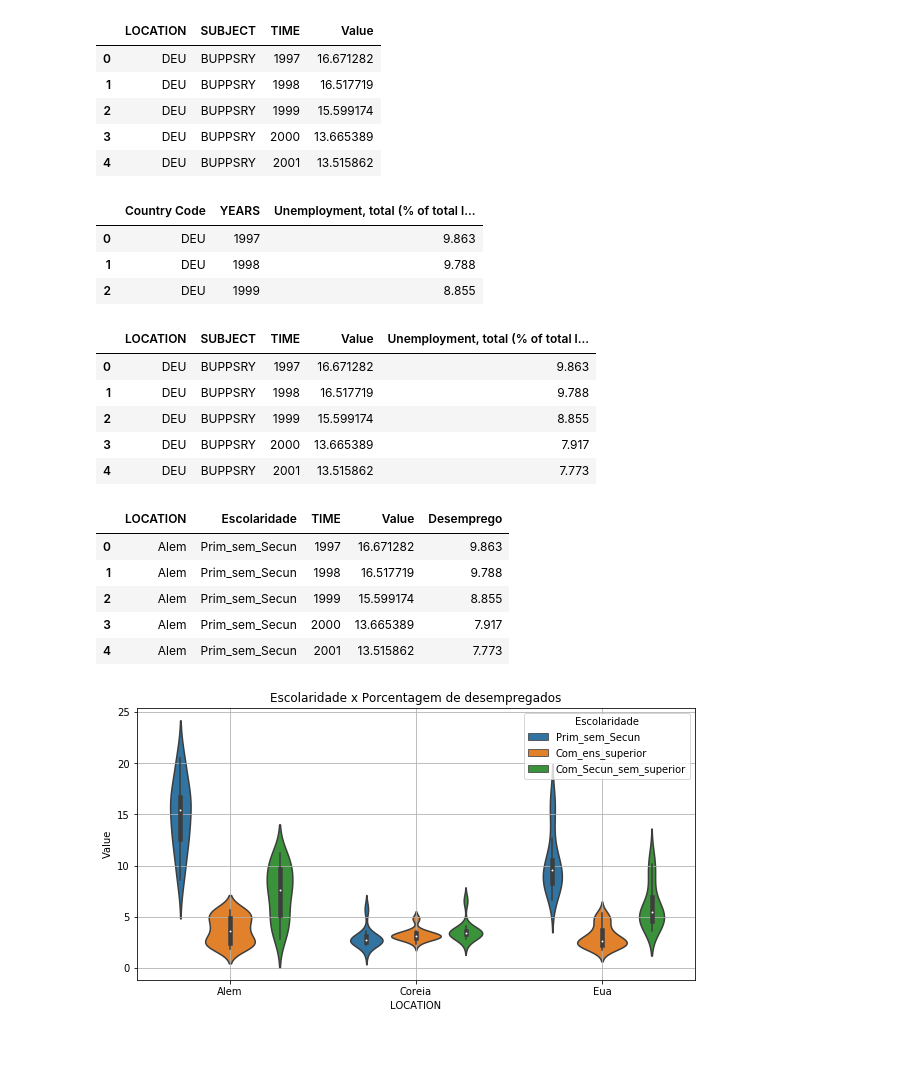
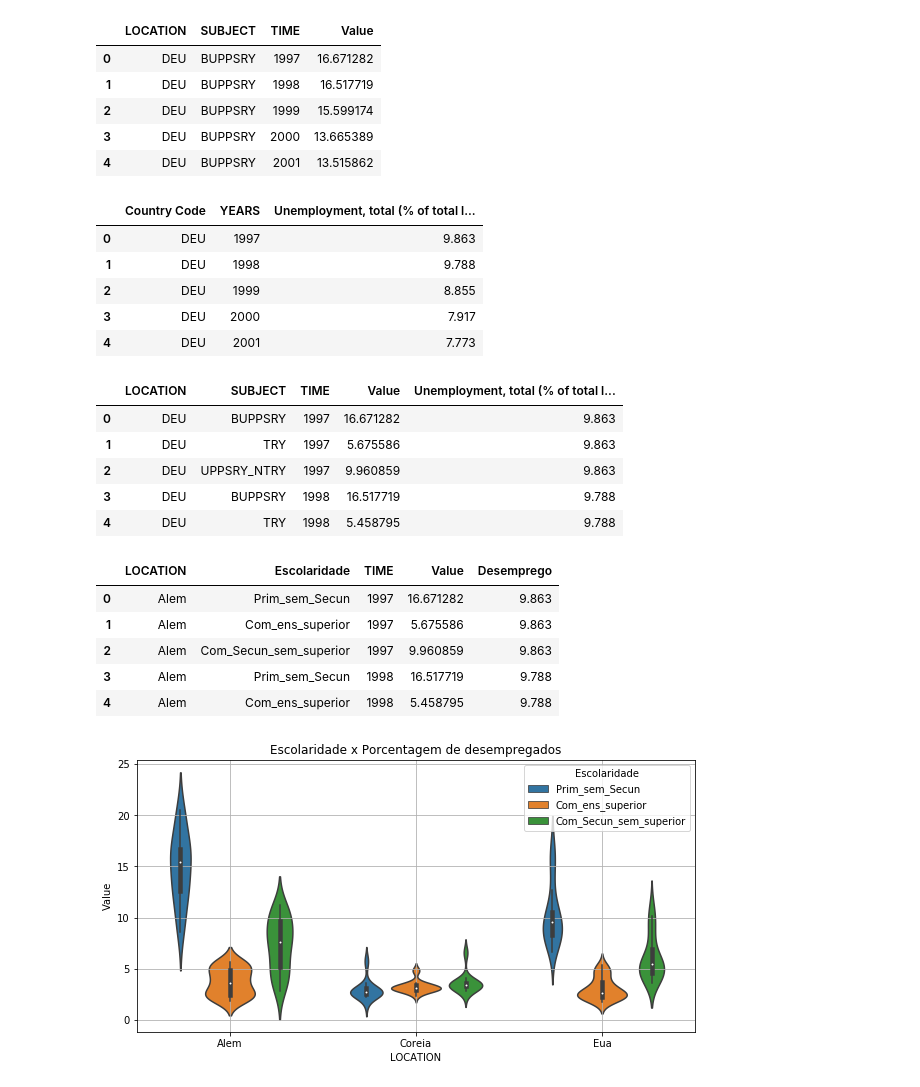
Before and after one commit to FernandoBichuette/Projeto_2_Cdados, a Jupyter notebook: Projeto 2.ipynb, the cells around one changed output. Drawn from its saved outputs; the diff is of its cells as text; code cells hidden in the pictures; blank space fills up the shorter version.

```diff
--- a/Projeto 2.ipynb
+++ b/Projeto 2.ipynb
@@ -27,28 +26,29 @@ data1.head()
 | 3 | DEU | BUPPSRY | 2000 | 13.665389 |
 | 4 | DEU | BUPPSRY | 2001 | 13.515862 |
 # %%
-desemprego= pd.read_excel('desemprego_total.xls')
+desemprego= pd.read_excel('desemprego_total1.xls')
 desemprego.drop(['Indicator Name','Indicator Code','Country Name'], axis=1, inplace=True)
-desemprego.head(3)
+desemprego.head()
 # %% [output]
 |  | Country Code | YEARS | Unemployment, total (% of total l... |
 | 0 | DEU | 1997 | 9.863 |
 | 1 | DEU | 1998 | 9.788 |
 | 2 | DEU | 1999 | 8.855 |
+| 3 | DEU | 2000 | 7.917 |
+| 4 | DEU | 2001 | 7.773 |
 # %%
 #Cruza as duas tabelas
 
-dados = pd.concat([desemprego_por_escolaridade, desemprego], axis=1, join='inner')
-dados = pd.concat([desemprego_por_escolaridade, desemprego], axis=1).reindex(desemprego_por_escolaridade.index)
+dados=desemprego_por_escolaridade.merge(desemprego, left_on=['LOCATION','TIME'], right_on=['Country Code','YEARS'], how='right')
 dados.drop(['YEARS','Country Code'], axis=1, inplace=True)
 dados.head()
 # %% [output]
 |  | LOCATION | SUBJECT | TIME | Value | Unemployment, total (% of total l... |
 | 0 | DEU | BUPPSRY | 1997 | 16.671282 | 9.863 |
-| 1 | DEU | BUPPSRY | 1998 | 16.517719 | 9.788 |
-| 2 | DEU | BUPPSRY | 1999 | 15.599174 | 8.855 |
-| 3 | DEU | BUPPSRY | 2000 | 13.665389 | 7.917 |
-| 4 | DEU | BUPPSRY | 2001 | 13.515862 | 7.773 |
+| 1 | DEU | TRY | 1997 | 5.675586 | 9.863 |
+| 2 | DEU | UPPSRY_NTRY | 1997 | 9.960859 | 9.863 |
+| 3 | DEU | BUPPSRY | 1998 | 16.517719 | 9.788 |
+| 4 | DEU | TRY | 1998 | 5.458795 | 9.788 |
 # %%
 dados.rename(columns={'SUBJECT':'Escolaridade','Unemployment, total (% of total labor force)':'Desemprego'}, inplace=True)
 dados["Escolaridade"]= dados["Escolaridade"].str.replace("BUPPSRY", "Prim_sem_Secun", case = False)
@@ -61,8 +61,8 @@ dados.head()
 # %% [output]
 |  | LOCATION | Escolaridade | TIME | Value | Desemprego |
 | 0 | Alem | Prim_sem_Secun | 1997 | 16.671282 | 9.863 |
-| 1 | Alem | Prim_sem_Secun | 1998 | 16.517719 | 9.788 |
-| 2 | Alem | Prim_sem_Secun | 1999 | 15.599174 | 8.855 |
-| 3 | Alem | Prim_sem_Secun | 2000 | 13.665389 | 7.917 |
-| 4 | Alem | Prim_sem_Secun | 2001 | 13.515862 | 7.773 |
+| 1 | Alem | Com_ens_superior | 1997 | 5.675586 | 9.863 |
+| 2 | Alem | Com_Secun_sem_superior | 1997 | 9.960859 | 9.863 |
+| 3 | Alem | Prim_sem_Secun | 1998 | 16.517719 | 9.788 |
+| 4 | Alem | Com_ens_superior | 1998 | 5.458795 | 9.788 |
 # %%
```
Also changed, not shown: parts of 14 cells of this notebook, 1 other file.
